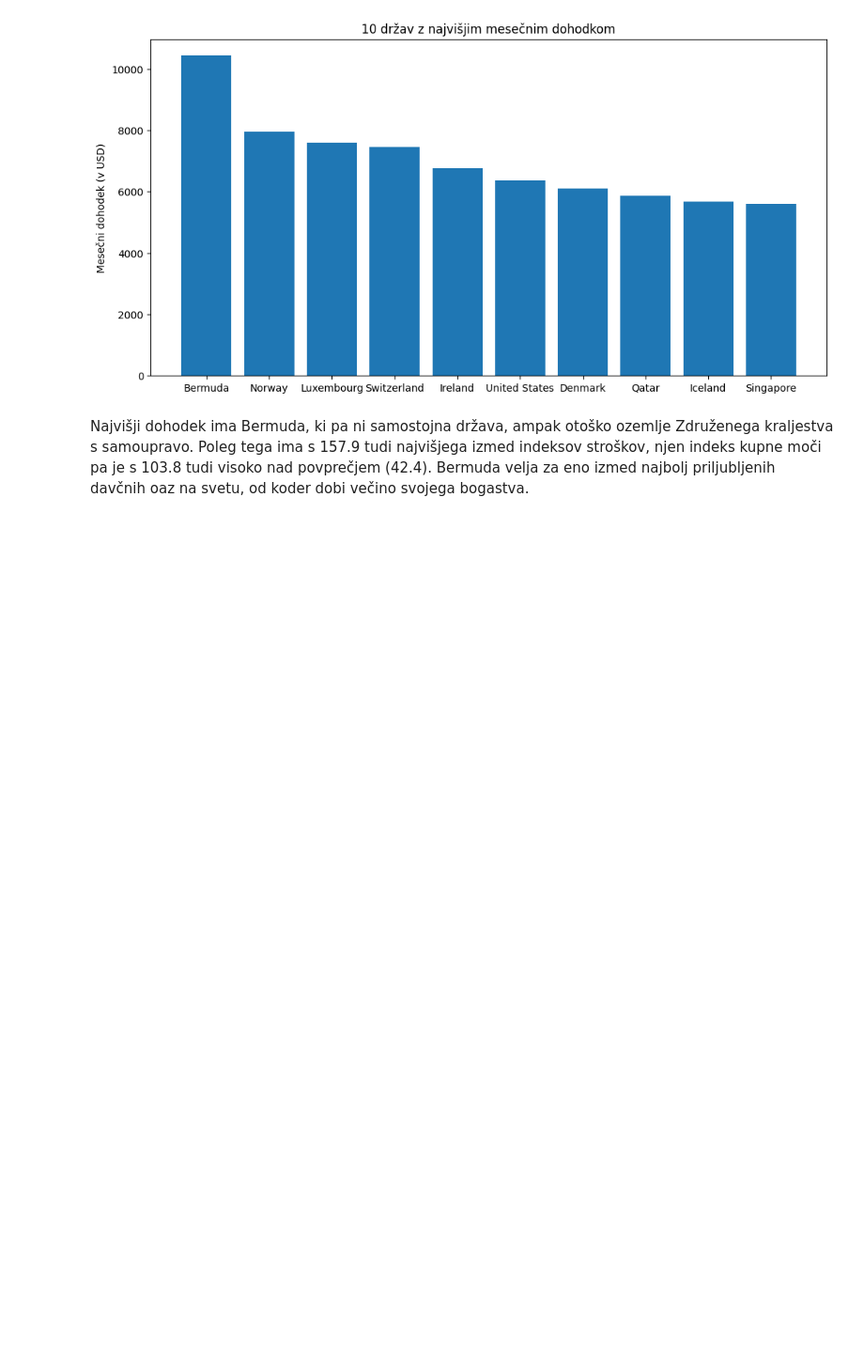
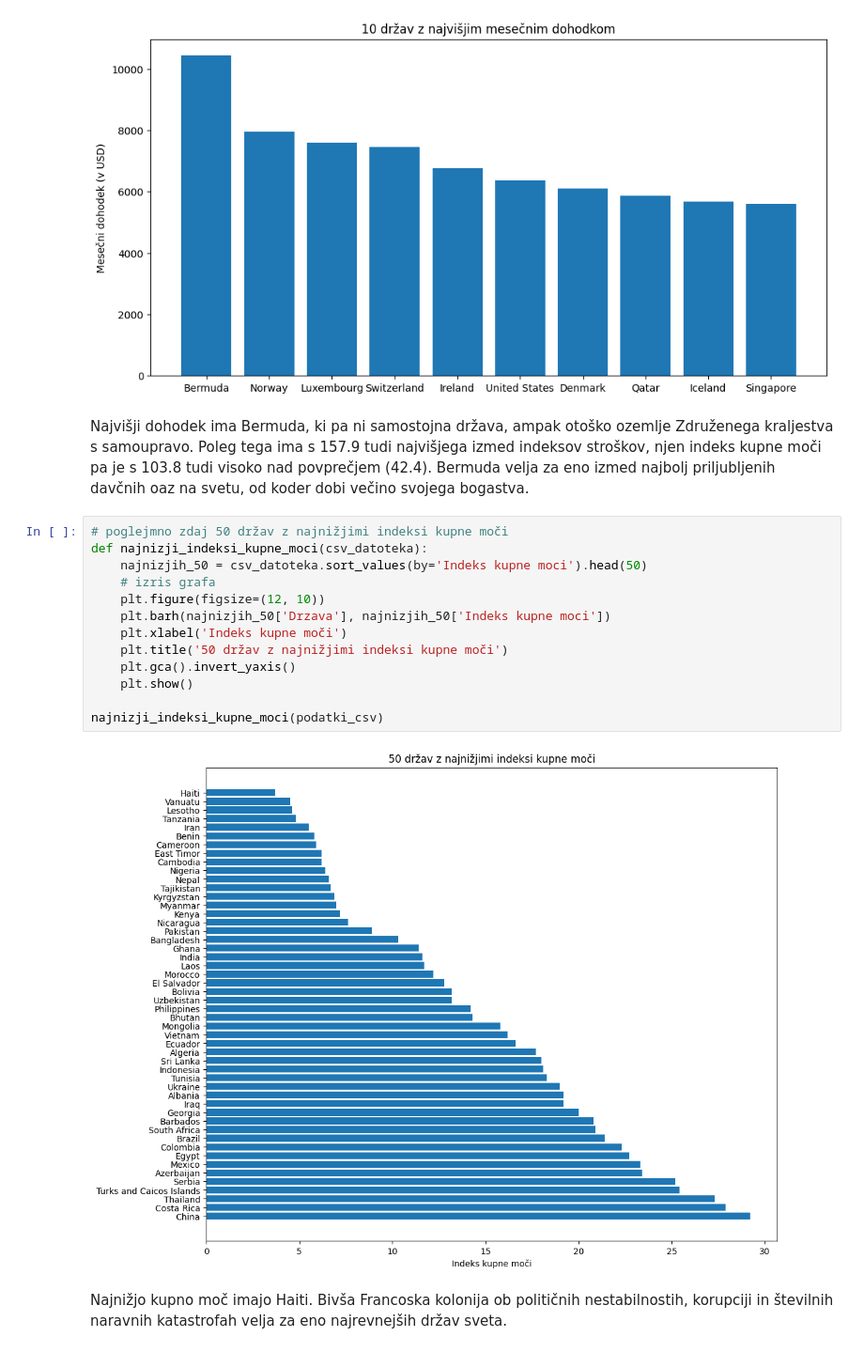
Before and after one commit to maticccc/Matic_Projektna, a Jupyter notebook: obdelava.ipynb, the cells around one changed output. Shown at 94% size. Saved outputs shown, nothing was run; the diff lists cells and outputs as text; blank space fills up the shorter version.

Commit message:
Analiza indeksa kupne moci

```diff
--- a/obdelava.ipynb
+++ b/obdelava.ipynb
@@ -91,3 +91,20 @@ izlusci_narisi_graf(podatki_csv)
 [figure]
 # %% [markdown]
 Najvišji dohodek ima Bermuda, ki pa ni samostojna država, ampak otoško ozemlje Združenega kraljestva s samoupravo. Poleg tega ima s 157.9 tudi najvišjega izmed indeksov stroškov, njen indeks kupne moči pa je s 103.8 tudi visoko nad povprečjem (42.4). Bermuda velja za eno izmed najbolj priljubljenih davčnih oaz na svetu, od koder dobi večino svojega bogastva.
+# %%
+# poglejmno zdaj 50 držav z najnižjimi indeksi kupne moči
+def najnizji_indeksi_kupne_moci(csv_datoteka):
+    najnizjih_50 = csv_datoteka.sort_values(by='Indeks kupne moci').head(50)
+    # izris grafa
+    plt.figure(figsize=(12, 10))
+    plt.barh(najnizjih_50['Drzava'], najnizjih_50['Indeks kupne moci'])
+    plt.xlabel('Indeks kupne moči')
+    plt.title('50 držav z najnižjimi indeksi kupne moči')
+    plt.gca().invert_yaxis()
+    plt.show()
+
+najnizji_indeksi_kupne_moci(podatki_csv)
+# %% [output]
+[figure, added]
+# %% [markdown]
+Najnižjo kupno moč imajo Haiti. Bivša Francoska kolonija ob političnih nestabilnostih, korupciji in številnih naravnih katastrofah velja za eno najrevnejših držav sveta.
```
